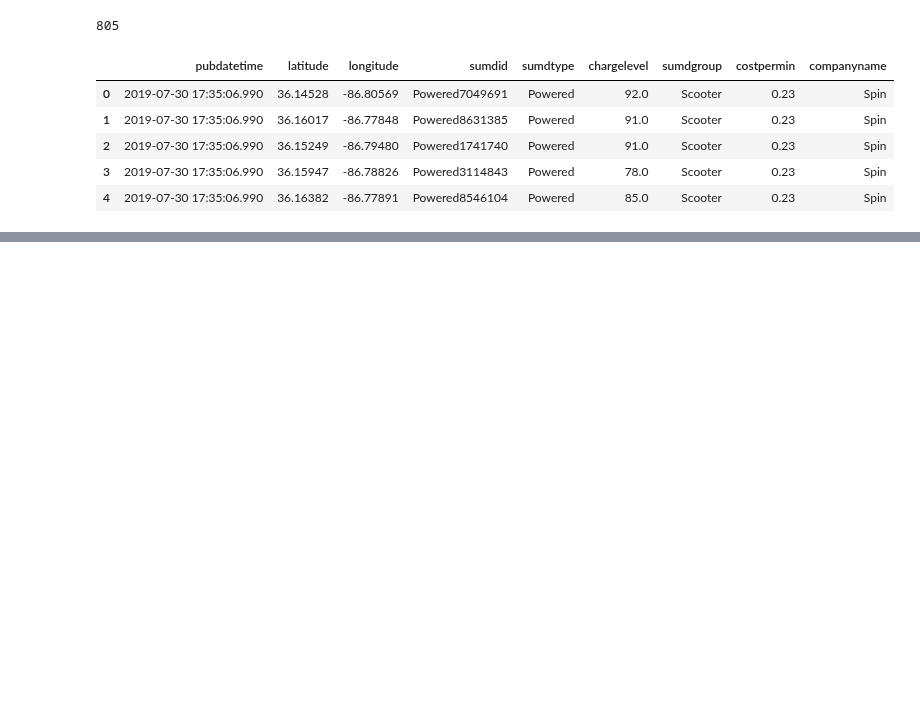
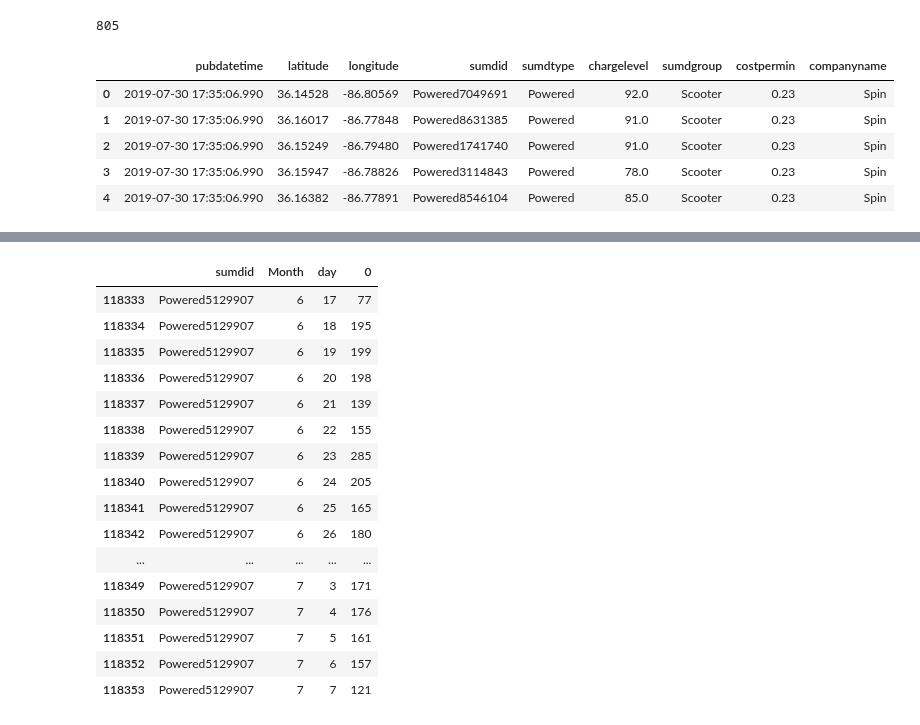
Before and after one commit to NSS-Data-Analytics-Cohort-11/scooters-hot_honey, a Jupyter notebook: notebook/scooters.ipynb, the cells around one changed output, grey strips where cells are left out. Cells and saved outputs as stored; diff of their text form; code cells hidden in the pictures; blank space fills up the shorter version.

```diff
--- a/notebook/scooters.ipynb
+++ b/notebook/scooters.ipynb
@@ -536,0 +660,20 @@ scooters_may[['companyname','sumdid']].groupby(['companyname'])['sumdid'].nuniqu
+# %%
+scooters_count_active[scooters_count_active['sumdid'] == 'Powered5129907' ]
+# %% [output]
+|  | sumdid | Month | day | 0 |
+| 118333 | Powered5129907 | 6 | 17 | 77 |
+| 118334 | Powered5129907 | 6 | 18 | 195 |
+| 118335 | Powered5129907 | 6 | 19 | 199 |
+| 118336 | Powered5129907 | 6 | 20 | 198 |
+| 118337 | Powered5129907 | 6 | 21 | 139 |
+| 118338 | Powered5129907 | 6 | 22 | 155 |
+| 118339 | Powered5129907 | 6 | 23 | 285 |
+| 118340 | Powered5129907 | 6 | 24 | 205 |
+| 118341 | Powered5129907 | 6 | 25 | 165 |
+| 118342 | Powered5129907 | 6 | 26 | 180 |
+| ... | ... | ... | ... | ... |
+| 118349 | Powered5129907 | 7 | 3 | 171 |
+| 118350 | Powered5129907 | 7 | 4 | 176 |
+| 118351 | Powered5129907 | 7 | 5 | 161 |
+| 118352 | Powered5129907 | 7 | 6 | 157 |
+| 118353 | Powered5129907 | 7 | 7 | 121 |
```
Also changed, not shown: parts of 28 cells of this notebook.
